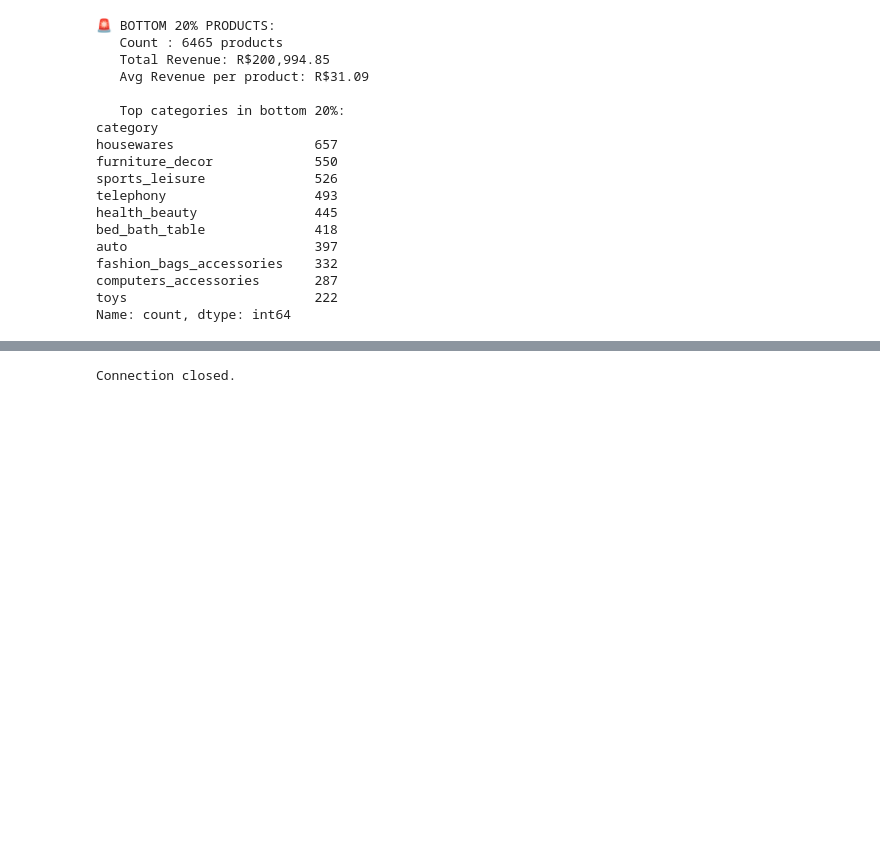
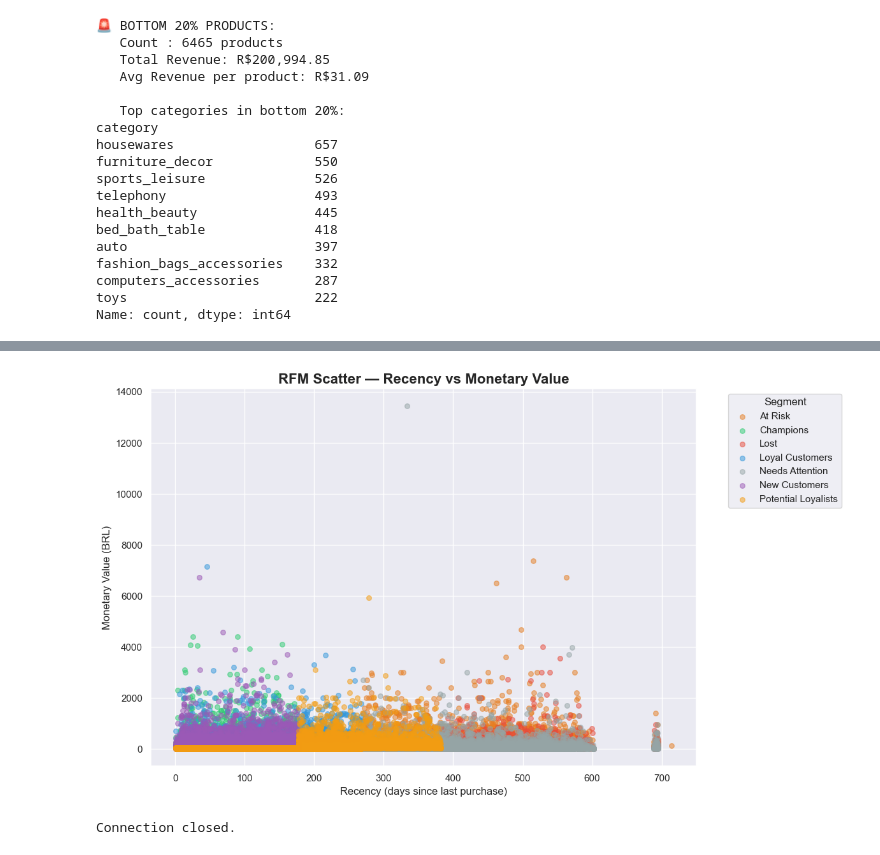
Before and after one commit to Ryanjo4432/revenue-leak-detection, a Jupyter notebook: notebooks/analysis.ipynb, the cells around one changed output, grey strips where cells are left out. Cells and saved outputs as stored; diff of their text form; code cells hidden in the pictures; blank space fills up the shorter version.

```diff
--- a/notebooks/analysis.ipynb
+++ b/notebooks/analysis.ipynb
@@ -366 +502,33 @@ Name: count, dtype: int64
+# %%
+fig, ax = plt.subplots(figsize=(12, 7))
+
+colors = {
+    "Champions":         "#2ecc71",
+    "Loyal Customers":   "#3498db",
+    "New Customers":     "#9b59b6",
+    "Potential Loyalists":"#f39c12",
+    "At Risk":           "#e67e22",
+    "Needs Attention":   "#95a5a6",
+    "Lost":              "#e74c3c",
+}
+
+for segment, group in df_rfm.groupby("Segment"):
+    ax.scatter(
+        group["recency"],
+        group["monetary"],
+        label=segment,
+        alpha=0.5,
+        s=30,
+        color=colors.get(segment, "gray")
+    )
+
+ax.set_title("RFM Scatter — Recency vs Monetary Value", fontsize=16, fontweight="bold")
+ax.set_xlabel("Recency (days since last purchase)")
+ax.set_ylabel("Monetary Value (BRL)")
+ax.legend(title="Segment", bbox_to_anchor=(1.05, 1), loc="upper left")
+plt.tight_layout()
+plt.savefig("../visuals/rfm_scatter.png", dpi=150)
+plt.show()
+# %% [output]
+[figure, added]
 # %%
```
Also changed, not shown: parts of 6 cells of this notebook, 2 other files.
